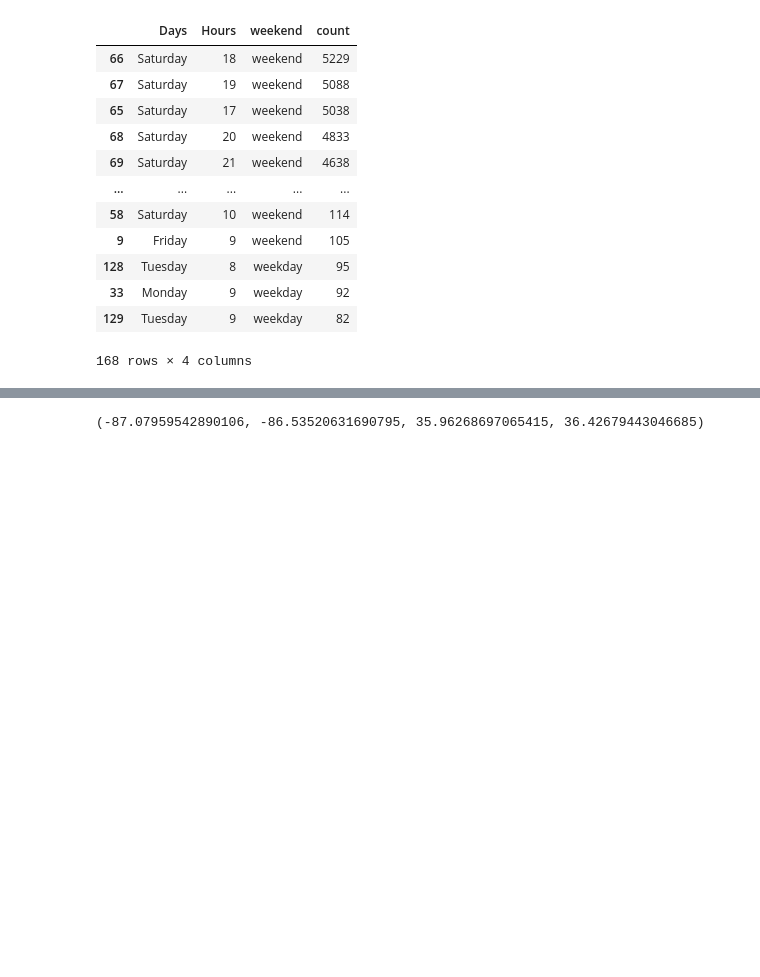
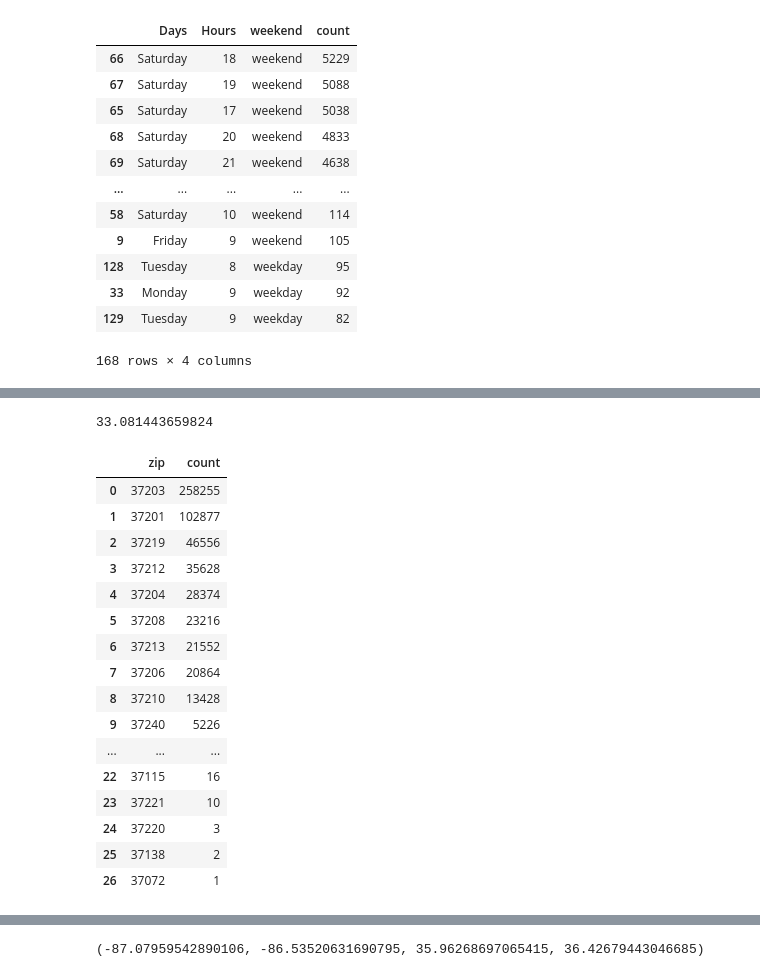
Before and after one commit to NSS-Data-Analytics-Cohort-11/scooters-hot_honey, a Jupyter notebook: notebooks/Scooters.ipynb, the cells around one changed output, grey strips where cells are left out. Drawn from its saved outputs; the diff is of its cells as text; code cells hidden in the pictures; blank space fills up the shorter version.

```diff
--- a/notebooks/Scooters.ipynb
+++ b/notebooks/Scooters.ipynb
@@ -506,3 +506,5 @@ may_company_scooters
 | 5 | Lyft | 1376 |
 | 4 | Lime | 1632 |
 | 0 | Bird | 3064 |
+# %%
+tripsdf['Month'] = tripsdf['pubtimestamp'].dt.month
@@ -1218,3 +1313,8 @@ no_long_tripsdf['tripduration'].mean()
+# %%
+#Finding the average trip duration in minutes
+no_long_tripsdf['tripduration'].mean()
+# %% [output]
+33.081443659824
 # %%
 zipcodes = gpd.read_file("../data/zipcodes.geojson")
 # %%
@@ -1237,6 +1337,25 @@ end_points_by_zip = gpd.sjoin(trips_end_geo, zipcodes, predicate = 'within')
 # %%
 #create a dataframe that records the count of trips that start in each zip code
 start_points = start_points_by_zip['zip'].value_counts().to_frame().reset_index()
+start_points
+# %% [output]
+|  | zip | count |
+| 0 | 37203 | 258255 |
+| 1 | 37201 | 102877 |
+| 2 | 37219 | 46556 |
+| 3 | 37212 | 35628 |
+| 4 | 37204 | 28374 |
+| 5 | 37208 | 23216 |
+| 6 | 37213 | 21552 |
+| 7 | 37206 | 20864 |
+| 8 | 37210 | 13428 |
+| 9 | 37240 | 5226 |
+| ... | ... | ... |
+| 22 | 37115 | 16 |
+| 23 | 37221 | 10 |
+| 24 | 37220 | 3 |
+| 25 | 37138 | 2 |
+| 26 | 37072 | 1 |
 # %%
 #create a dataframe that records the count of trips that end in each zip code
 end_points = end_points_by_zip['zip'].value_counts().to_frame().reset_index()
```
Also changed, not shown: parts of 65 cells of this notebook.
